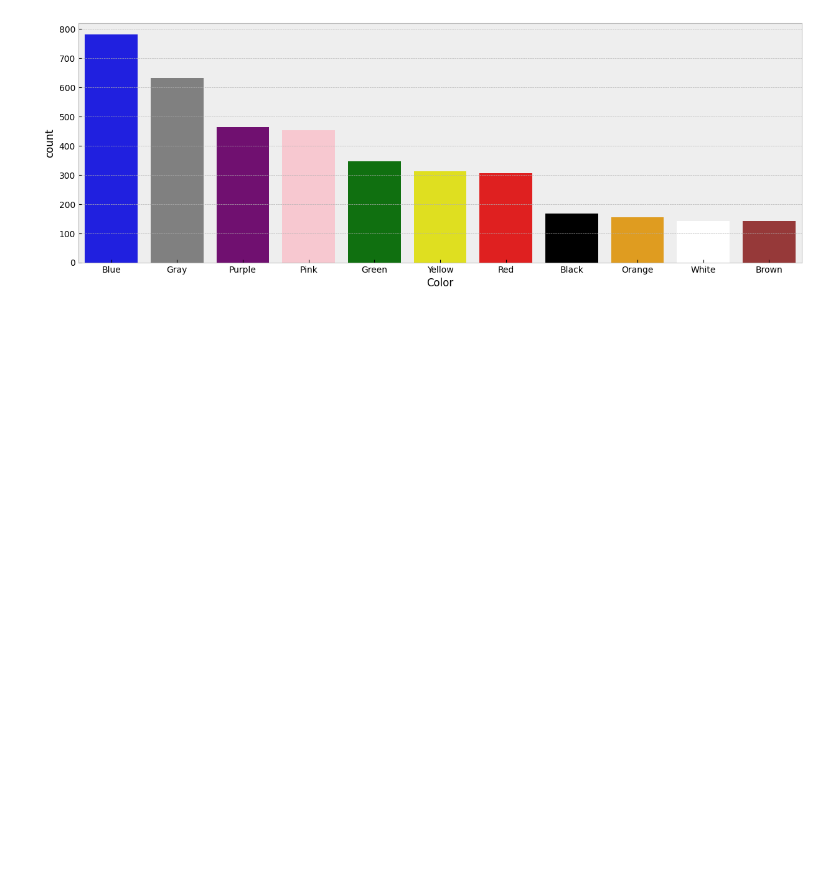
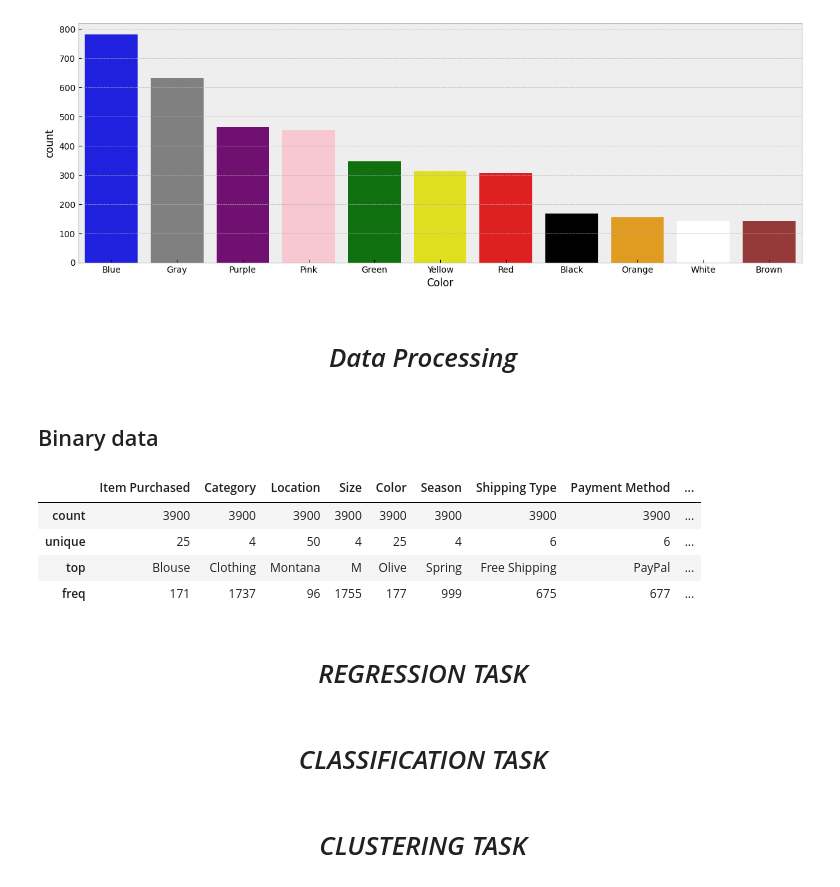
Before and after one commit to georgekovin/Consumer-Behavior-and-Shopping-Habits-Research, a Jupyter notebook: research.ipynb, the cells around one changed output. Saved outputs shown, nothing was run; the diff lists cells and outputs as text; code cells hidden in the pictures; blank space fills up the shorter version.

```diff
--- a/research.ipynb
+++ b/research.ipynb
@@ -351,3 +360,26 @@ sns.barplot(colors_vc, palette=colors_vc.index.tolist())
 plt.show()
 # %% [output]
 [figure]
+# %% [markdown]
+# <center> *Data Processing*
+# %% [markdown]
+## Binary data
+# %%
+for col in data.columns:
+    if data[col].nunique() == 2:
+        enc = pp.LabelEncoder()
+        data[col] = enc.fit_transform(data[col])
+
+data.describe(include='object')
+# %% [output]
+|  | Item Purchased | Category | Location | Size | Color | Season | Shipping Type | Payment Method | ... |
+| count | 3900 | 3900 | 3900 | 3900 | 3900 | 3900 | 3900 | 3900 | ... |
+| unique | 25 | 4 | 50 | 4 | 25 | 4 | 6 | 6 | ... |
+| top | Blouse | Clothing | Montana | M | Olive | Spring | Free Shipping | PayPal | ... |
+| freq | 171 | 1737 | 96 | 1755 | 177 | 999 | 675 | 677 | ... |
+# %% [markdown]
+# <center> *REGRESSION TASK*
+# %% [markdown]
+# <center> *CLASSIFICATION TASK*
+# %% [markdown]
+# <center> *CLUSTERING TASK*
```
Also changed, not shown: parts of 3 cells of this notebook, 1 other file.
